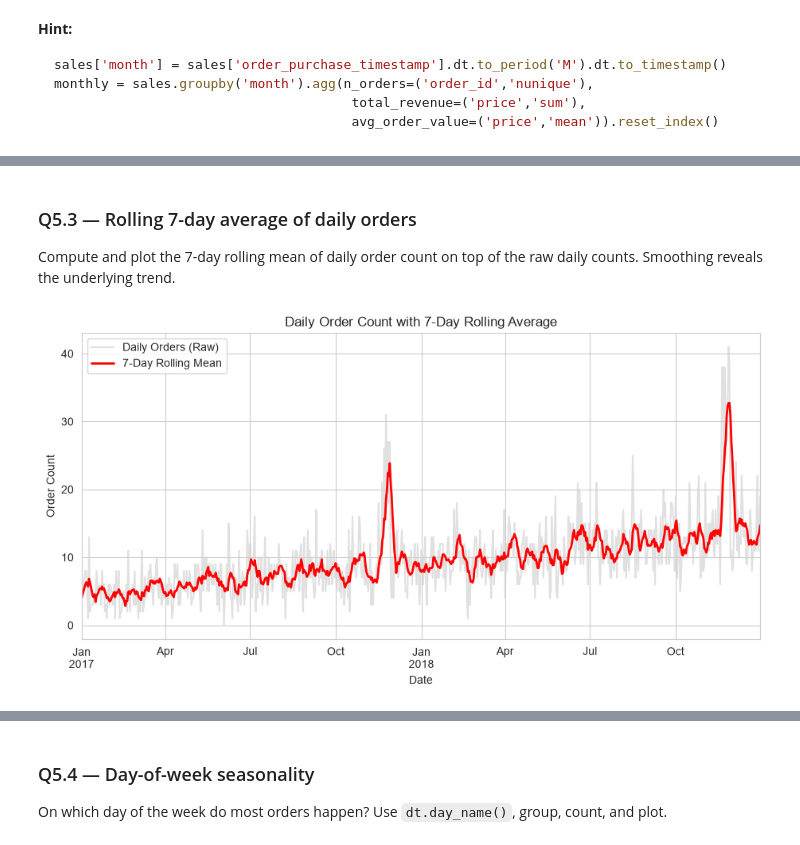
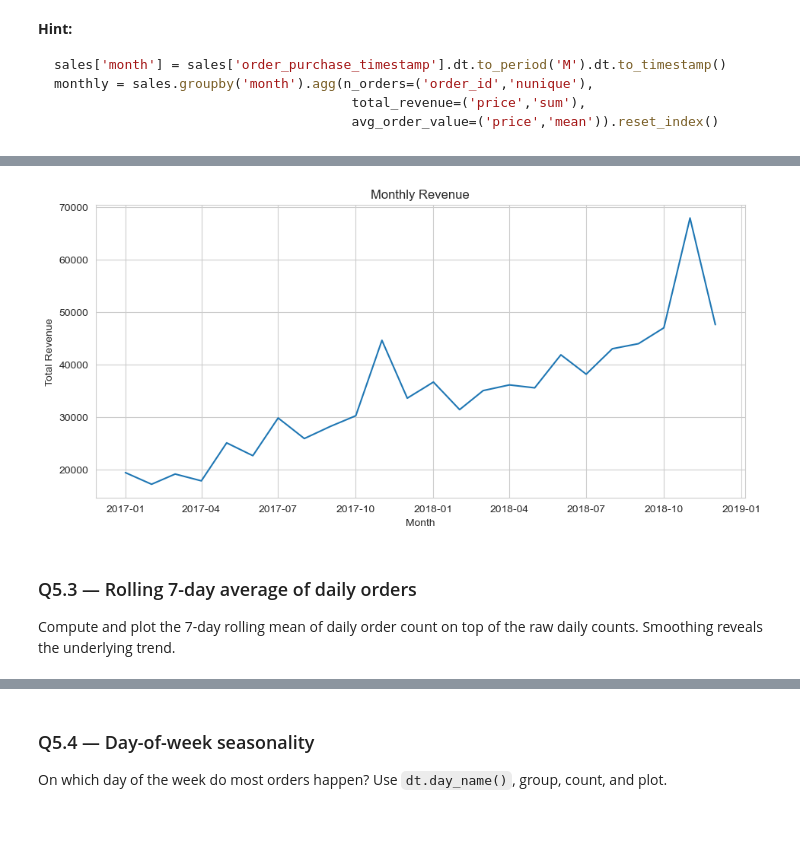
Before and after one commit to SumanSudo/DSML, a Jupyter notebook: Day4/Assignment/Pandas_Sales_Assignment.ipynb, the cells around one changed output, grey strips where cells are left out. Drawn from its saved outputs; the diff is of its cells as text; code cells hidden in the pictures.

````diff
--- a/Day4/Assignment/Pandas_Sales_Assignment.ipynb
+++ b/Day4/Assignment/Pandas_Sales_Assignment.ipynb
@@ -1309,17 +1309,8 @@ monthly = sales.groupby('month').agg(n_orders=('order_id','nunique'),
                                       avg_order_value=('price','mean')).reset_index()
 ```
 # %%
-# Monthly revenue and orders
-sales['month'] = sales['order_purchase_timestamp'].dt.to_period('M').dt.to_timestamp()         # Get purchase month timestamp
-monthly_summary = sales.groupby('month').agg(
-    n_orders=('order_id', 'nunique'),                                                          # Count unique order IDs
-    total_revenue=('price', 'sum'),                                                            # Sum of item prices
-    avg_order_value=('price', 'mean')                                                          # Mean item price
-).reset_index()
-
-plt.figure(figsize=(11, 5))                                                                    # Set figure size
-plt.plot(monthly_summary['month'], monthly_summary['total_revenue'], marker='o', color='forestgreen') # Plot monthly revenue line
-plt.title('Monthly Revenue Over Time')                                                         # Set plot title
-plt.xlabel('Month')                                                                            # Set horizontal axis label
-plt.ylabel('Revenue')                                                                          # Set vertical axis label
-plt.show()                                                                                     # Display plot
+sales["month"] = (
+    sales["order_purchase_timestamp"]
+    .dt.to_period("M")
+    .dt.to_timestamp()
+)
@@ -1327,0 +1317,11 @@ plt.show()
+# %%
+monthly = (
+    sales
+    .groupby("month")
+    .agg(
+        n_orders=("order_id", "nunique"),
+        total_revenue=("price", "sum"),
+        avg_order_value = ("price", "mean")
+    )
+    .reset_index()
+)
@@ -1328,15 +1348,14 @@ plt.show()
+# %%
+plt.figure(figsize=(11, 5))
+plt.plot(monthly["month"], monthly["total_revenue"])
+plt.title("Monthly Revenue")
+plt.xlabel("Month")
+plt.ylabel("Total Revenue")
+plt.show()
+# %% [output]
+[figure, added]
 # %% [markdown]
 ### Q5.3 — Rolling 7-day average of daily orders
 Compute and plot the 7-day rolling mean of daily order count on top of the raw daily counts. Smoothing reveals the underlying trend.
 # %%
-# Rolling 7-day average of daily orders
-plt.figure(figsize=(11, 5))                                                                    # Set plot dimensions
-daily_orders.plot(label='Daily Orders (Raw)', color='lightgrey', alpha=0.7)                    # Plot raw daily counts
-daily_orders.rolling(window=7, min_periods=1).mean().plot(label='7-Day Rolling Mean', color='red', linewidth=2) # Plot rolling mean
-plt.title('Daily Order Count with 7-Day Rolling Average')                                     # Set chart title
-plt.xlabel('Date')                                                                             # Set horizontal axis label
-plt.ylabel('Order Count')                                                                      # Set vertical axis label
-plt.legend()                                                                                   # Show legend for plots
-plt.show()                                                                                     # Render plot visually
+rolling_seven = daily_orders.rolling(window=7).mean()
-# %% [output]
-[figure, removed]
````
Also changed, not shown: parts of 33 cells of this notebook.
